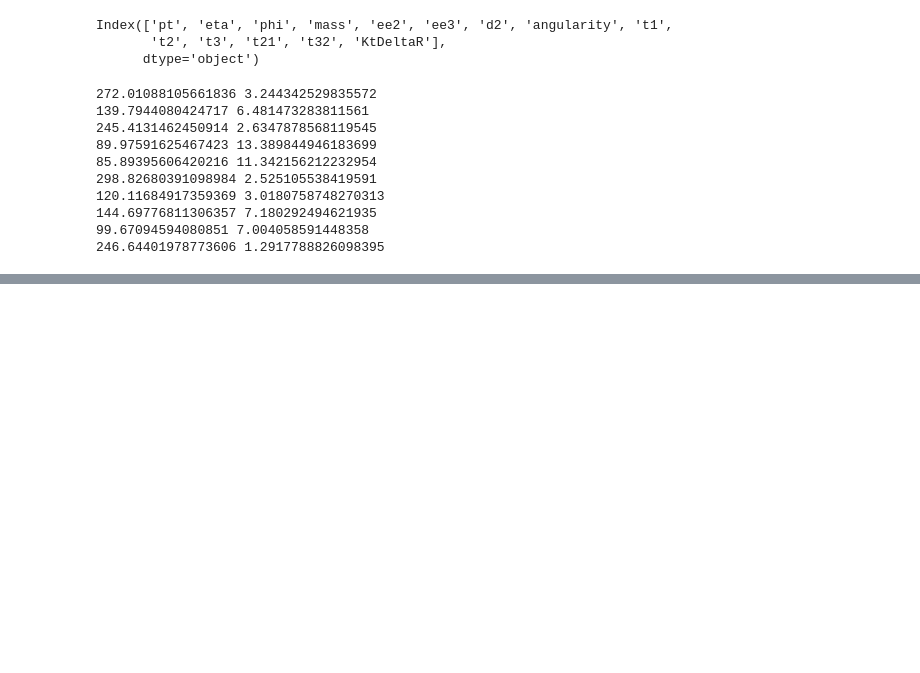
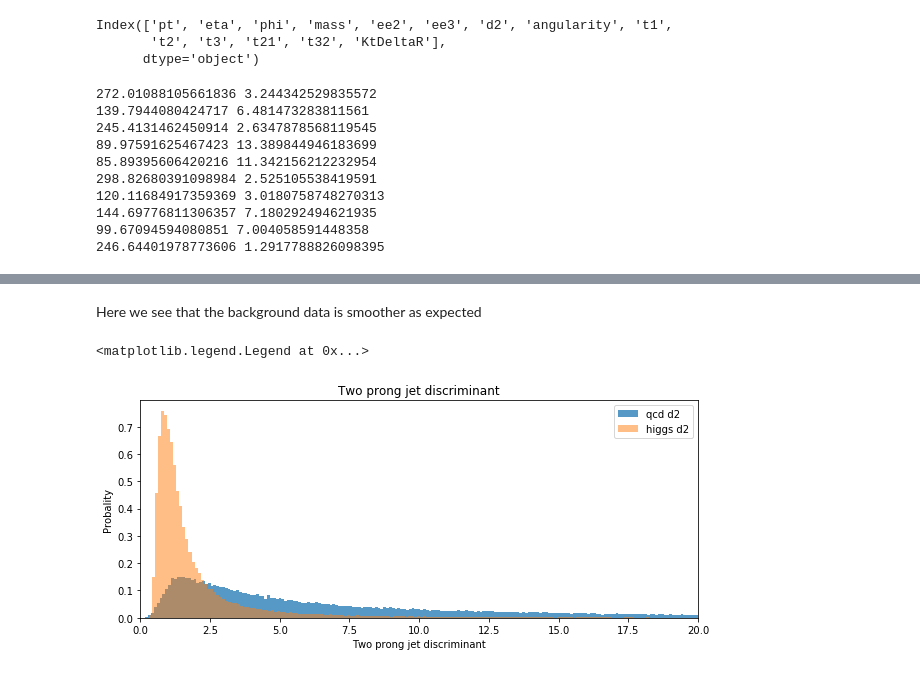
Before and after one commit to GammasBox/phys434Lab, a Jupyter notebook: Lab5.ipynb, the cells around one changed output, grey strips where cells are left out. Drawn from its saved outputs; the diff is of its cells as text; code cells hidden in the pictures; blank space fills up the shorter version.

```diff
--- a/Lab5.ipynb
+++ b/Lab5.ipynb
@@ -347,0 +130,18 @@ plt.legend()
+# %% [markdown]
+Here we see that the background data is smoother as expected
+# %%
+plt.rcParams["figure.figsize"] = (10,4)
+plt.hist(qcdData['d2'], bins=5000, density= True,label ='qcd d2',alpha=0.75)
+plt.show
+#plt.xlim([0,20])
+plt.legend()
+plt.title('Two prong jet discriminant')
+plt.hist(higgsData['d2'], bins=500, density= True,label ='higgs d2',alpha=0.5)
+plt.show
+plt.xlabel('Two prong jet discriminant')
+plt.xlim([0,20])
+plt.ylabel('Probability')
+plt.legend()
+# %% [output]
+<matplotlib.legend.Legend at 0x...>
+[figure, added]
```
Also changed, not shown: parts of 45 cells of this notebook, 1 other file.
